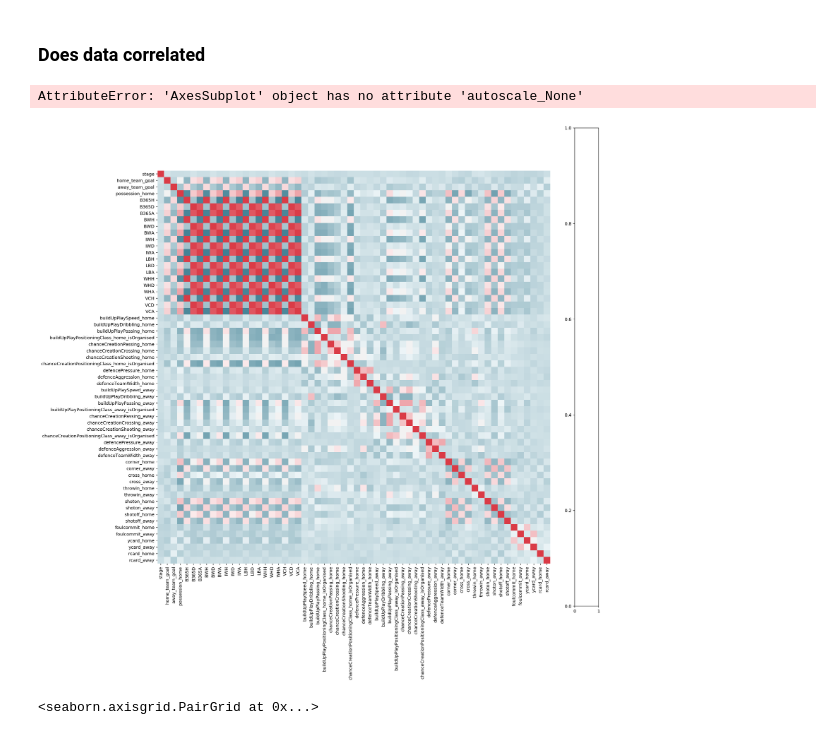
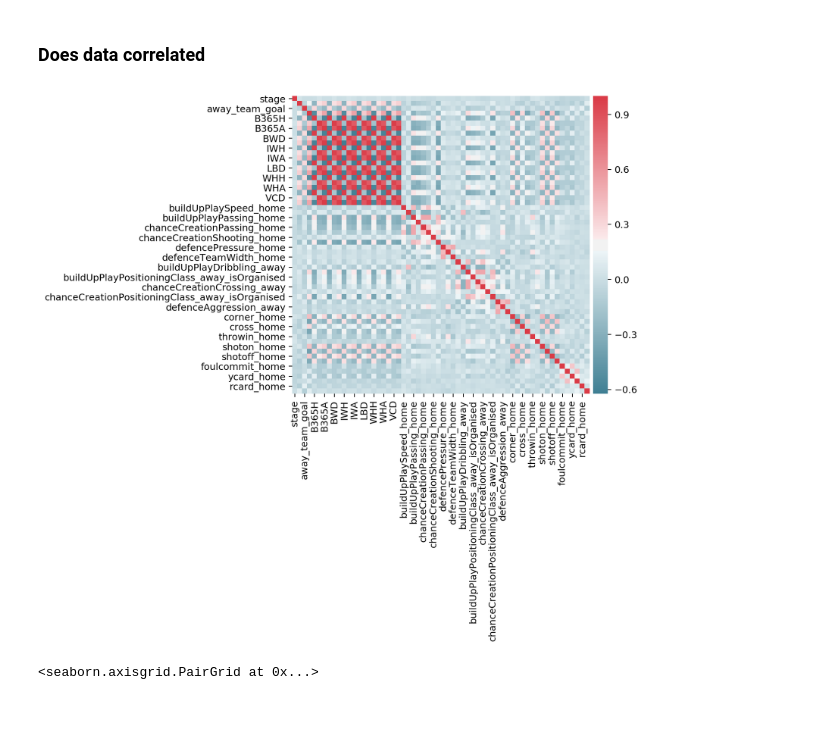
Before and after one commit to ShawnHouCHN/Introduction-to-Machine-Learning-and-Data-Mining-E17, a Jupyter notebook: Project1/Project 1 Notebook.ipynb, the cells around one changed output. Drawn from its saved outputs; the diff is of its cells as text; code cells hidden in the pictures.

Commit message:
colorbar height

```diff
--- a/Project1/Project 1 Notebook.ipynb
+++ b/Project1/Project 1 Notebook.ipynb
@@ -157,18 +157,16 @@ plt.show()
 # %% [markdown]
 ### Does data correlated
 # %%
-fig = plt.figure(num=None, figsize=(20, 20), dpi=180, facecolor='w', edgecolor='k')
+fig = plt.figure(num=None, figsize=(6, 6), dpi=180, facecolor='w', edgecolor='k')
 ax = fig.add_subplot(1,1,1) # two rows, one column, first plot
 corr = df_match.corr()
-#divider = make_axes_locatable(ax)
-#cax = divider.append_axes('right', size='5%', pad=0.05)
+divider = make_axes_locatable(ax)
+cax = divider.append_axes('right', size='5%', pad=0.05)
 h = sns.heatmap(corr, mask=np.zeros_like(corr, dtype=np.bool), cmap=sns.diverging_palette(220, 10, as_cmap=True),
-            square=True, ax=ax, cbar=False)
-fig.colorbar(h)
+            square=True, ax=ax, cbar_ax=cax)
 plt.show()
 # %% [output]
-AttributeError: 'AxesSubplot' object has no attribute 'autoscale_None'
-[figure, old version]
+[figure, new version]
 # %%
 sns.pairplot(df_match[['home_team_goal', 'shoton_home','corner_home','chanceCreationPassing_home','possession_home','buildUpPlayDribbling_home','B365A','BWA']])
 # %% [output]
```
